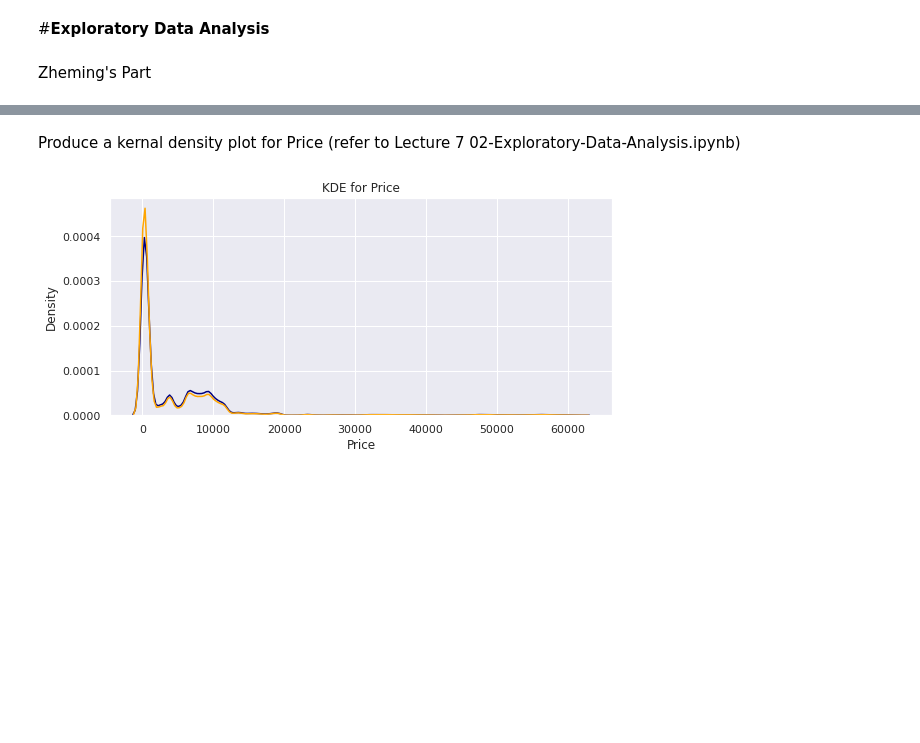
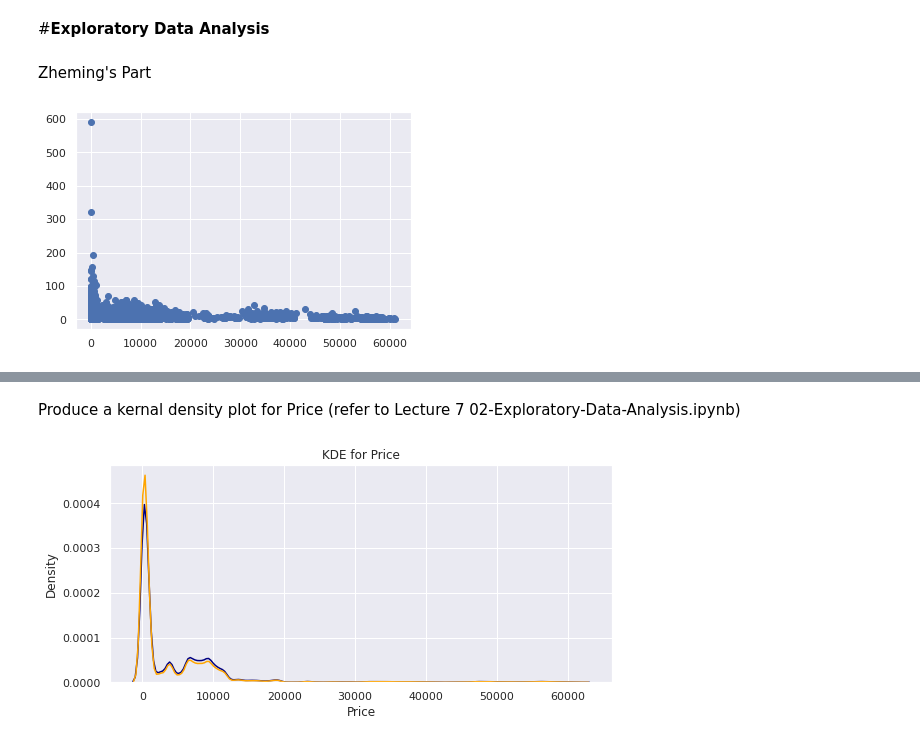
Before and after one commit to zhouchun0105/BA780-project, a Jupyter notebook: Bitcoin_Price_and_its_Movement_Direction_Prediction.ipynb, the cells around one changed output, grey strips where cells are left out. Drawn from its saved outputs; the diff is of its cells as text; code cells hidden in the pictures; blank space fills up the shorter version.

```diff
--- a/Bitcoin_Price_and_its_Movement_Direction_Prediction.ipynb
+++ b/Bitcoin_Price_and_its_Movement_Direction_Prediction.ipynb
@@ -133,3 +132,9 @@ df.head()
 #**Exploratory Data Analysis**
 # %% [markdown]
 Zheming's Part
+# %%
+X = df[['Price']]
+y = df[['Volume_(BTC)']]
+plt.scatter(X, y);
+# %% [output]
+[figure, added]
```
Also changed, not shown: parts of 7 cells of this notebook.
